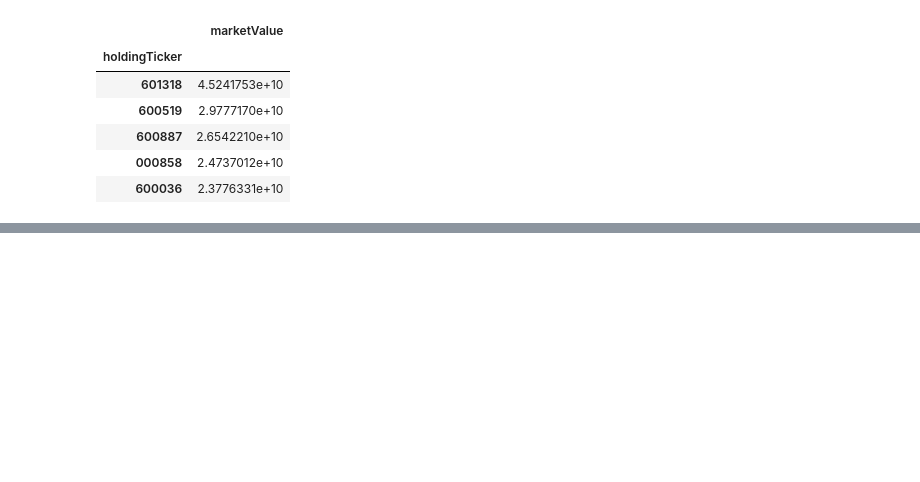
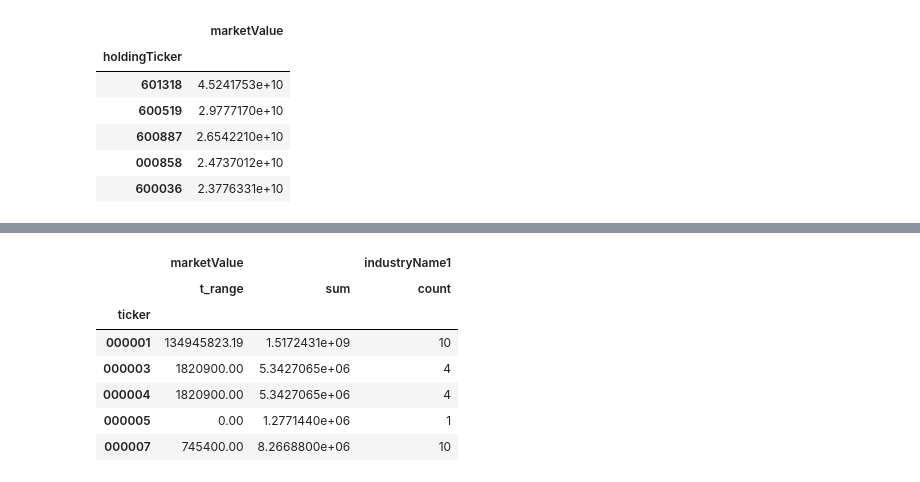
Before and after one commit to mr0x16/ml_note, a Jupyter notebook: numpytest.ipynb, the cells around one changed output, grey strips where cells are left out. Drawn from its saved outputs; the diff is of its cells as text; code cells hidden in the pictures; blank space fills up the shorter version.

```diff
--- a/numpytest.ipynb
+++ b/numpytest.ipynb
@@ -752,0 +757,11 @@ df[['marketValue']].groupby(df['holdingTicker']).sum().sort_values('marketValue'
+# %%
+df[['marketValue', 'industryName1']].groupby(df['ticker']).agg({'marketValue':[t_range, 'sum'], 'industryName1':['count']}).head()
+# %% [output]
+|  | marketValue |  | industryName1 |
+|  | t_range | sum | count |
+| ticker |  |  |  |
+| 000001 | 134945823.19 | 1.5172431e+09 | 10 |
+| 000003 | 1820900.00 | 5.3427065e+06 | 4 |
+| 000004 | 1820900.00 | 5.3427065e+06 | 4 |
+| 000005 | 0.00 | 1.2771440e+06 | 1 |
+| 000007 | 745400.00 | 8.2668800e+06 | 10 |
```
Also changed, not shown: parts of 11 cells of this notebook, 1 other file.
